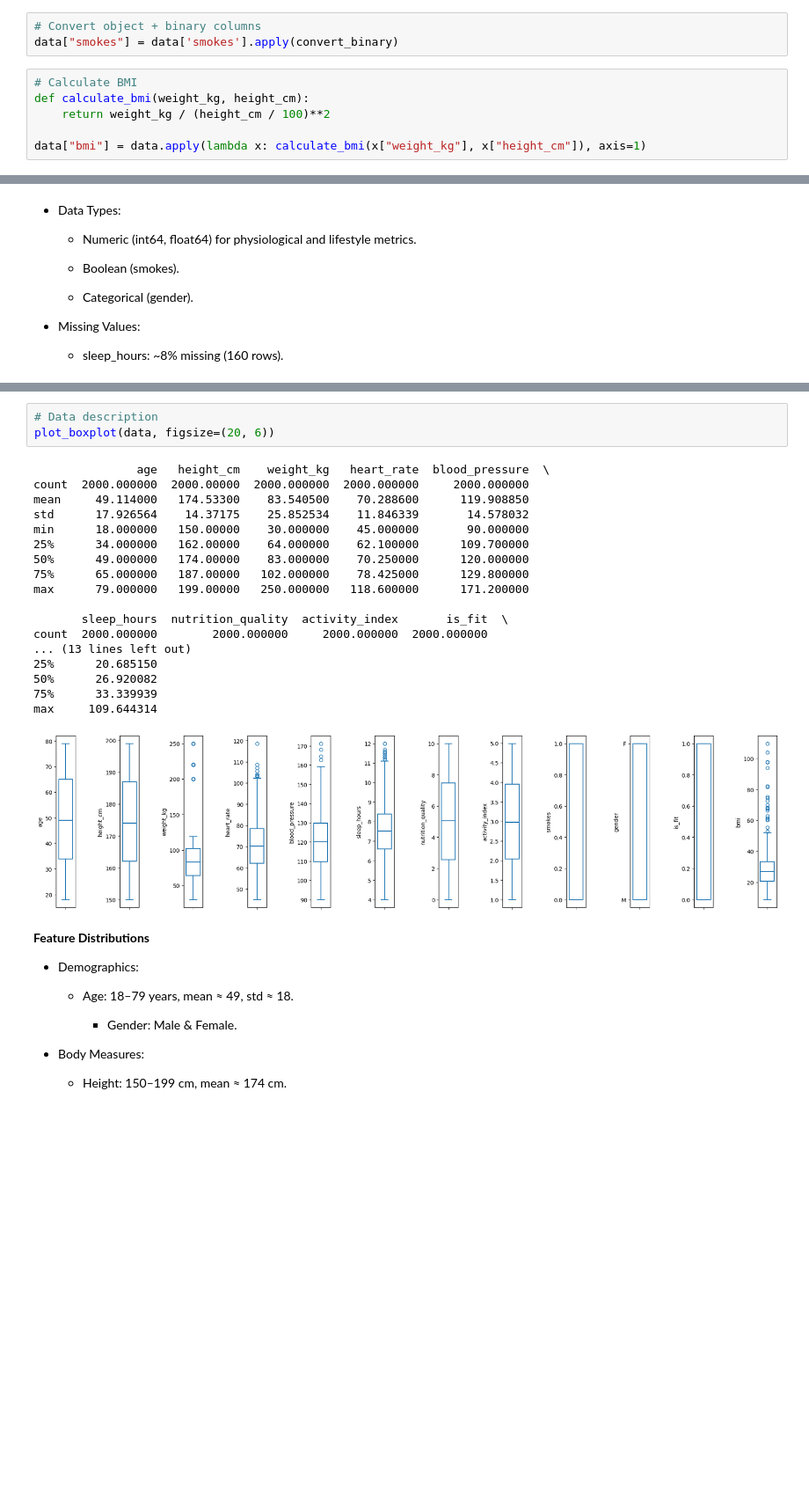
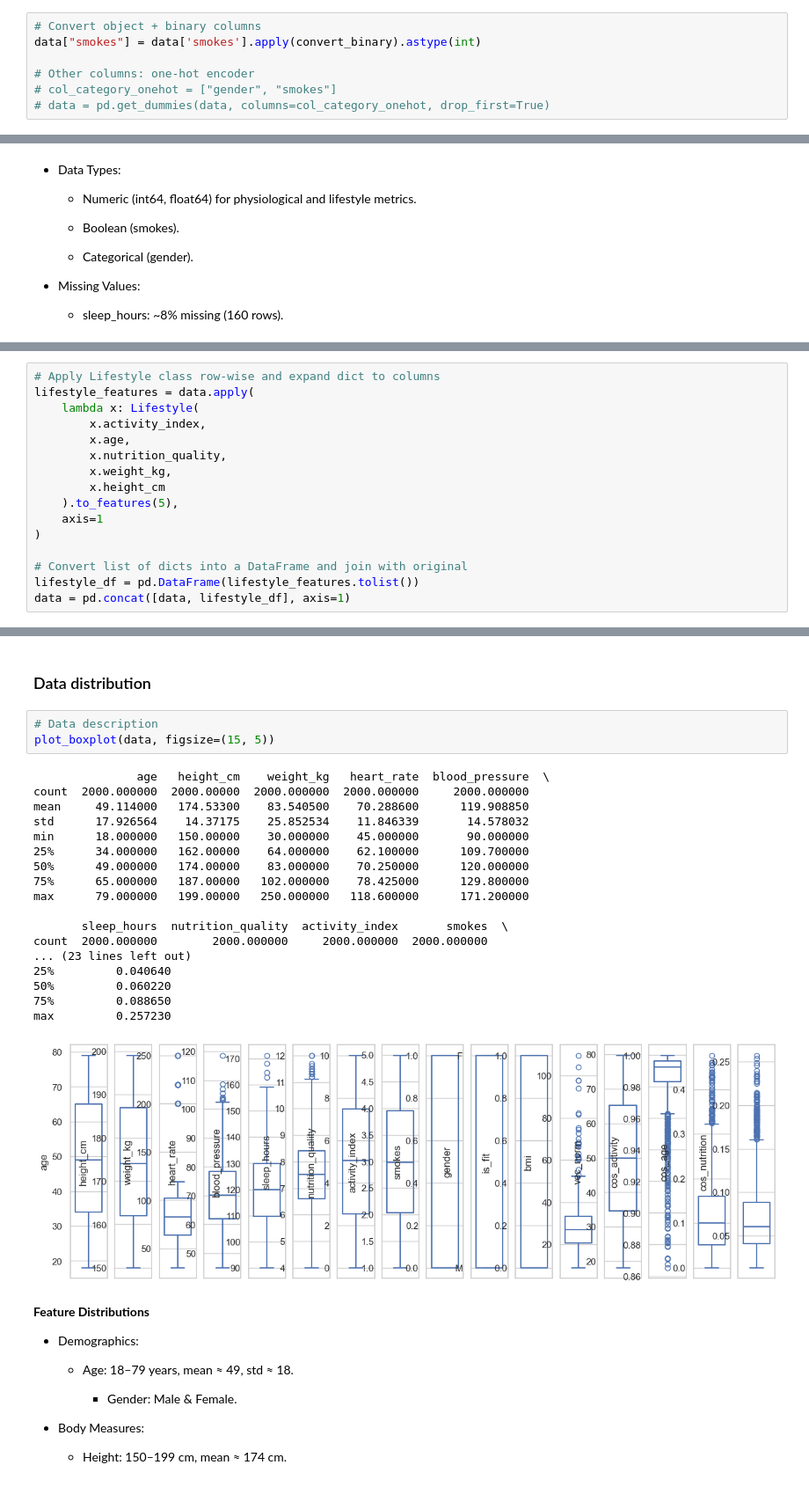
Before and after one commit to pptav0/ds_style_fitness, a Jupyter notebook: style_fitness/notebooks/project_analysis.ipynb, the cells around one changed output, grey strips where cells are left out. Shown at 88% size. Saved outputs shown, nothing was run; the diff lists cells and outputs as text; blank space fills up the shorter version.

Commit message:
Added Lifestyle object for feature engineering

```diff
--- a/style_fitness/notebooks/project_analysis.ipynb
+++ b/style_fitness/notebooks/project_analysis.ipynb
@@ -138,13 +141,11 @@ gender: ['F' 'M']
 is_fit: [1 0]
 # %%
 # Convert object + binary columns
-data["smokes"] = data['smokes'].apply(convert_binary)
+data["smokes"] = data['smokes'].apply(convert_binary).astype(int)
+
+# Other columns: one-hot encoder
+# col_category_onehot = ["gender", "smokes"]
+# data = pd.get_dummies(data, columns=col_category_onehot, drop_first=True)
-# %%
-# Calculate BMI
-def calculate_bmi(weight_kg, height_cm):
-    return weight_kg / (height_cm / 100)**2
-
-data["bmi"] = data.apply(lambda x: calculate_bmi(x["weight_kg"], x["height_cm"]), axis=1)
 # %%
 # For `sleep_houts` missing values, we will Impute mean values
 mean_sleep = data["sleep_hours"].mean().round(2)
@@ -193,0 +290,16 @@ memory usage: 174.0+ KB
+# %%
+# Apply Lifestyle class row-wise and expand dict to columns
+lifestyle_features = data.apply(
+    lambda x: Lifestyle(
+        x.activity_index,
+        x.age,
+        x.nutrition_quality,
+        x.weight_kg,
+        x.height_cm
+    ).to_features(5),
+    axis=1
+)
+
+# Convert list of dicts into a DataFrame and join with original
+lifestyle_df = pd.DataFrame(lifestyle_features.tolist())
+data = pd.concat([data, lifestyle_df], axis=1)
@@ -194,25 +330,27 @@ memory usage: 174.0+ KB
+# %% [markdown]
+### Data distribution
 # %%
 # Data description
-plot_boxplot(data, figsize=(20, 6))
+plot_boxplot(data, figsize=(15, 5))
 # %% [output]
                age   height_cm    weight_kg   heart_rate  blood_pressure  \
 count  2000.000000  2000.00000  2000.000000  2000.000000     2000.000000
 mean     49.114000   174.53300    83.540500    70.288600      119.908850
 std      17.926564    14.37175    25.852534    11.846339       14.578032
 min      18.000000   150.00000    30.000000    45.000000       90.000000
 25%      34.000000   162.00000    64.000000    62.100000      109.700000
 50%      49.000000   174.00000    83.000000    70.250000      120.000000
 75%      65.000000   187.00000   102.000000    78.425000      129.800000
 max      79.000000   199.00000   250.000000   118.600000      171.200000
 
-       sleep_hours  nutrition_quality  activity_index       is_fit  \
+       sleep_hours  nutrition_quality  activity_index       smokes  \
 count  2000.000000        2000.000000     2000.000000  2000.000000
-... (13 lines left out)
-25%      20.685150
-50%      26.920082
-75%      33.339939
-max     109.644314
+... (23 lines left out)
+25%         0.040640
+50%         0.060220
+75%         0.088650
+max         0.257230
-[figure, old version]
+[figure, new version]
 # %% [markdown]
 **Feature Distributions**
 
```
Also changed, not shown: parts of 29 cells of this notebook, 2 other files.
